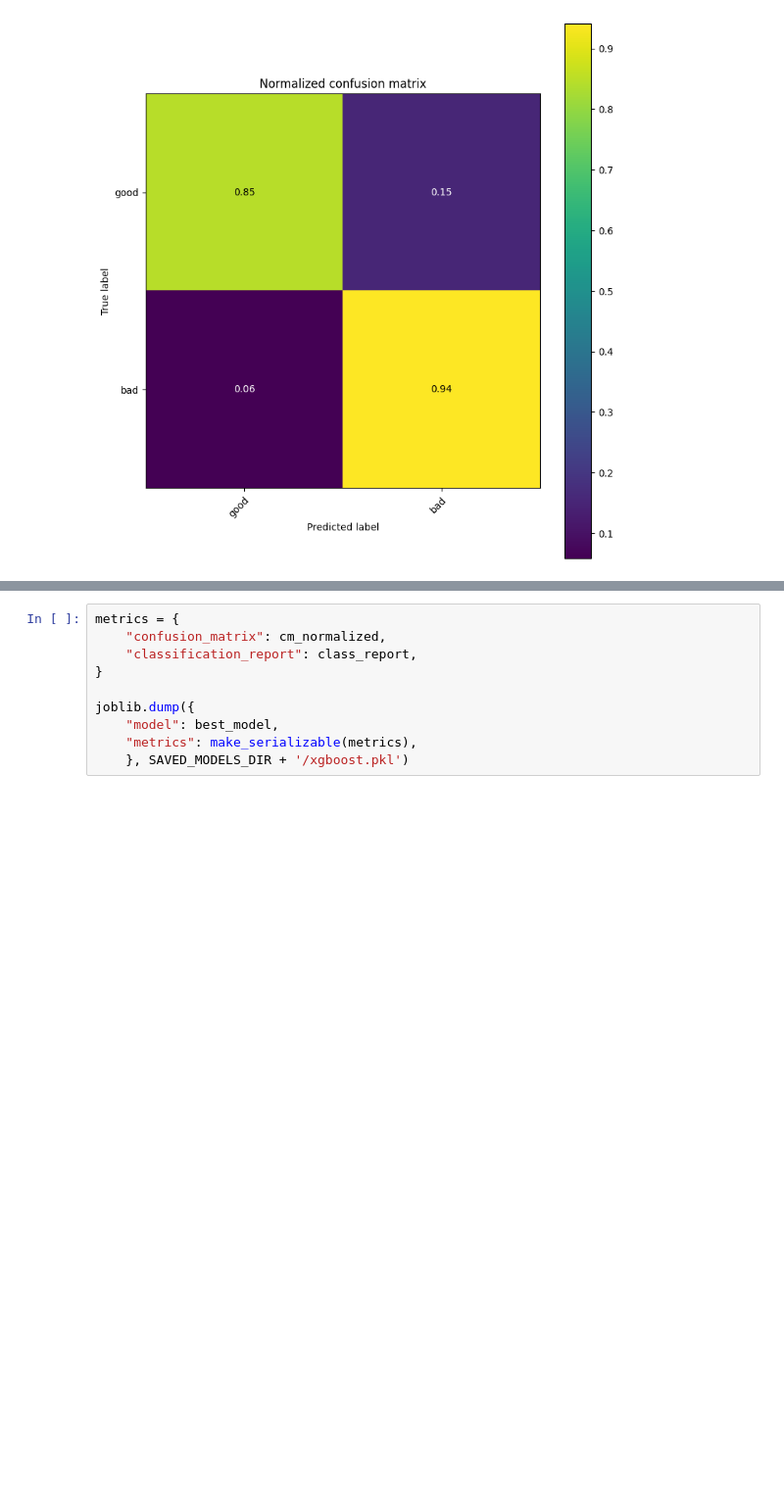
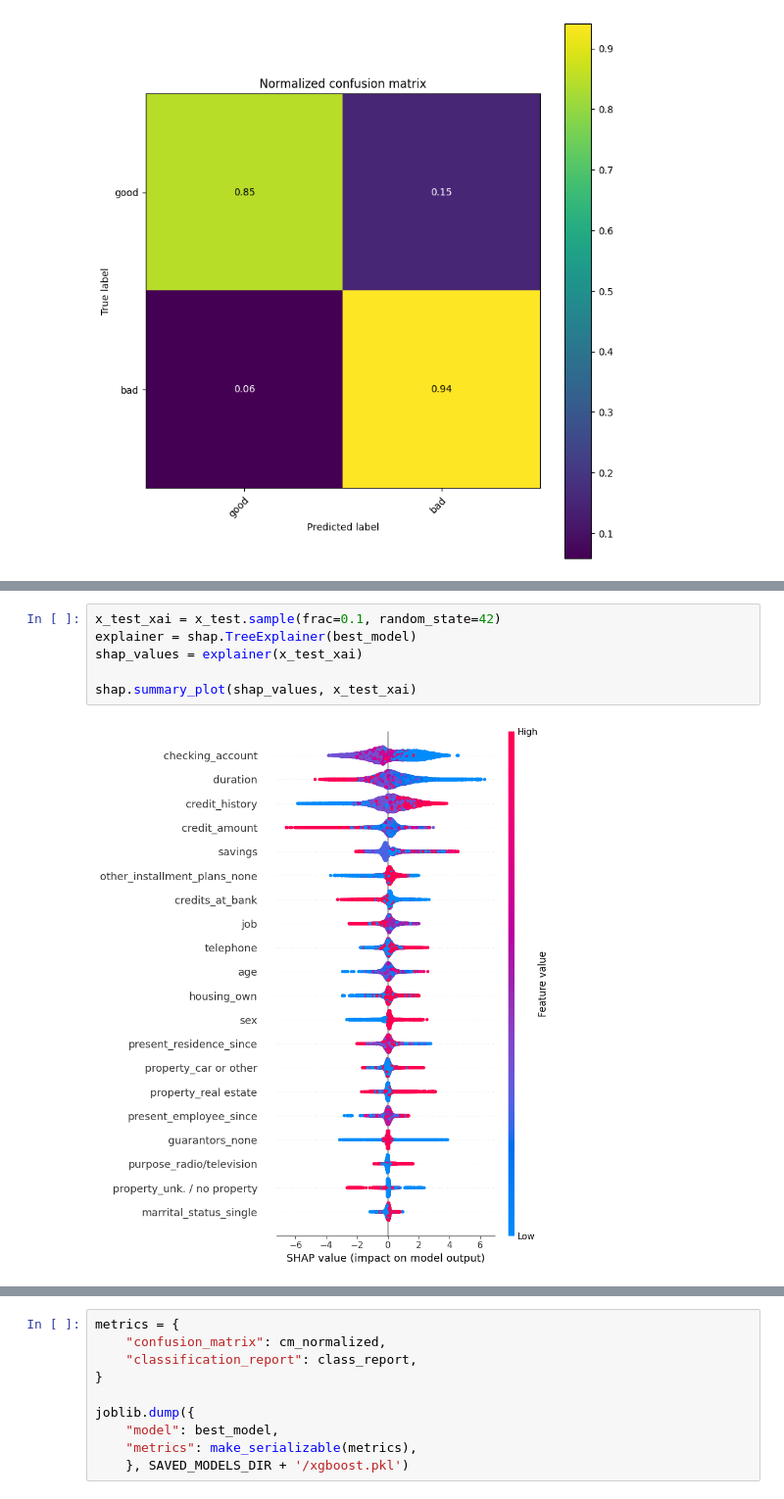
Before and after one commit to yurialvizi/tcc, a Jupyter notebook: models/3.xgboost.ipynb, the cells around one changed output, grey strips where cells are left out. Shown at 98% size. Saved outputs shown, nothing was run; the diff lists cells and outputs as text; blank space fills up the shorter version.

```diff
--- a/models/3.xgboost.ipynb
+++ b/models/3.xgboost.ipynb
@@ -241,0 +250,8 @@ Normalized confusion matrix
+# %%
+x_test_xai = x_test.sample(frac=0.1, random_state=42)
+explainer = shap.TreeExplainer(best_model)
+shap_values = explainer(x_test_xai)
+
+shap.summary_plot(shap_values, x_test_xai)
+# %% [output]
+[figure, added]
```
Also changed, not shown: parts of 5 cells of this notebook, 1 other file.
